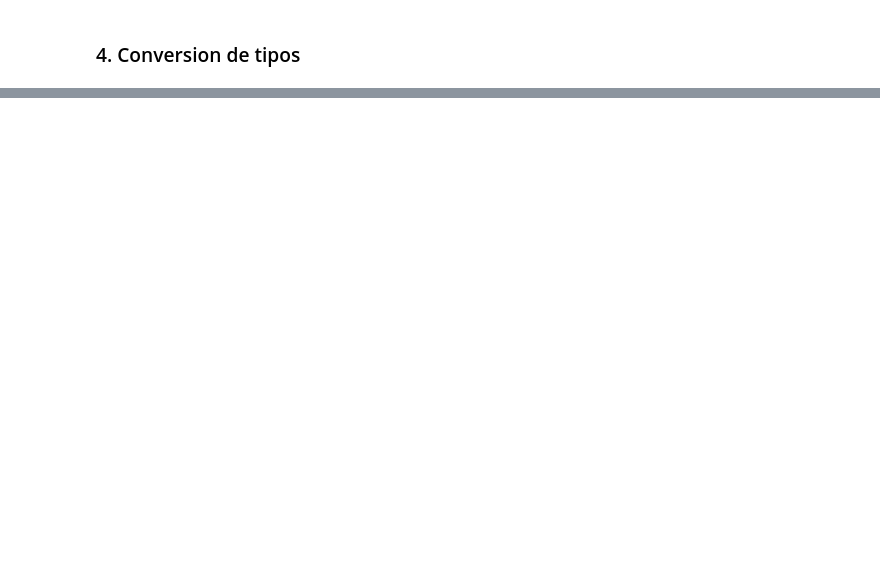
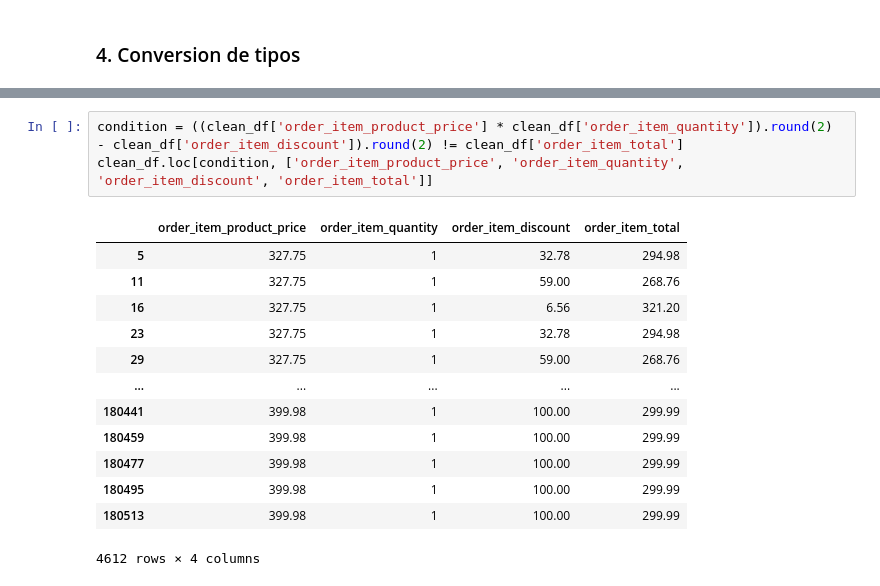
Before and after one commit to Frame3M/supply_chain_etl_project, a Jupyter notebook: notebooks/etl_notebook.ipynb, the cells around one changed output, grey strips where cells are left out. Drawn from its saved outputs; the diff is of its cells as text; blank space fills up the shorter version.

```diff
--- a/notebooks/etl_notebook.ipynb
+++ b/notebooks/etl_notebook.ipynb
@@ -100,0 +175,17 @@ clean_df.head()
+# %%
+condition = ((clean_df['order_item_product_price'] * clean_df['order_item_quantity']).round(2) - clean_df['order_item_discount']).round(2) != clean_df['order_item_total']
+clean_df.loc[condition, ['order_item_product_price', 'order_item_quantity', 'order_item_discount', 'order_item_total']]
+# %% [output]
+|  | order_item_product_price | order_item_quantity | order_item_discount | order_item_total |
+| 5 | 327.75 | 1 | 32.78 | 294.98 |
+| 11 | 327.75 | 1 | 59.00 | 268.76 |
+| 16 | 327.75 | 1 | 6.56 | 321.20 |
+| 23 | 327.75 | 1 | 32.78 | 294.98 |
+| 29 | 327.75 | 1 | 59.00 | 268.76 |
+| ... | ... | ... | ... | ... |
+| 180441 | 399.98 | 1 | 100.00 | 299.99 |
+| 180459 | 399.98 | 1 | 100.00 | 299.99 |
+| 180477 | 399.98 | 1 | 100.00 | 299.99 |
+| 180495 | 399.98 | 1 | 100.00 | 299.99 |
+| 180513 | 399.98 | 1 | 100.00 | 299.99 |
+4612 rows × 4 columns
```
Also changed, not shown: parts of 16 cells of this notebook, 4 other files.
